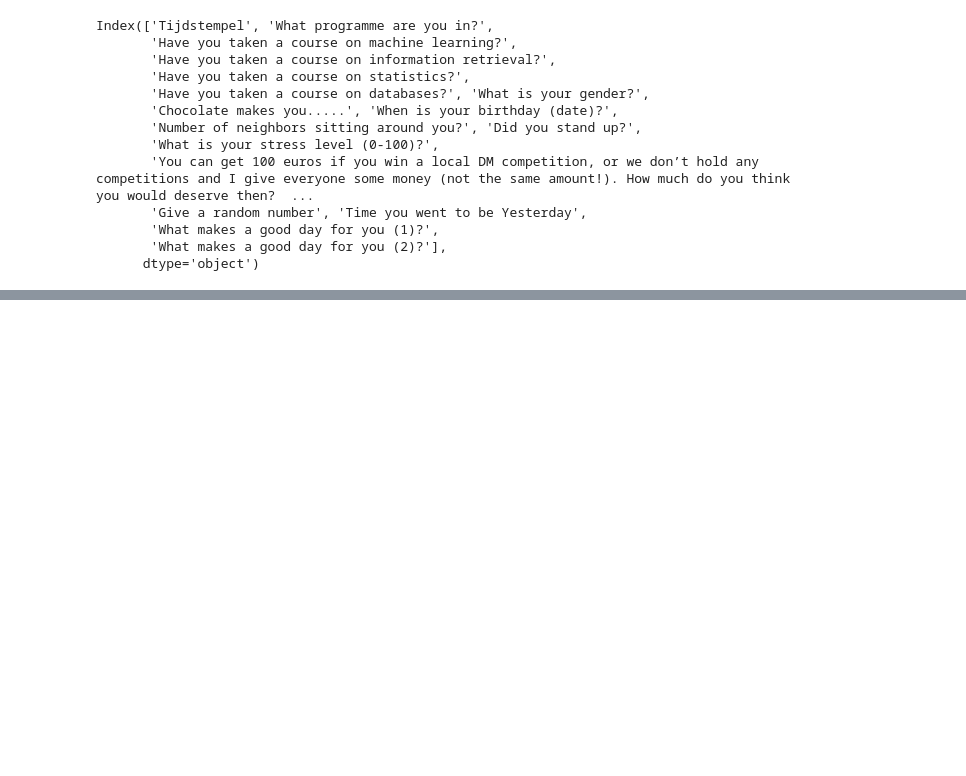
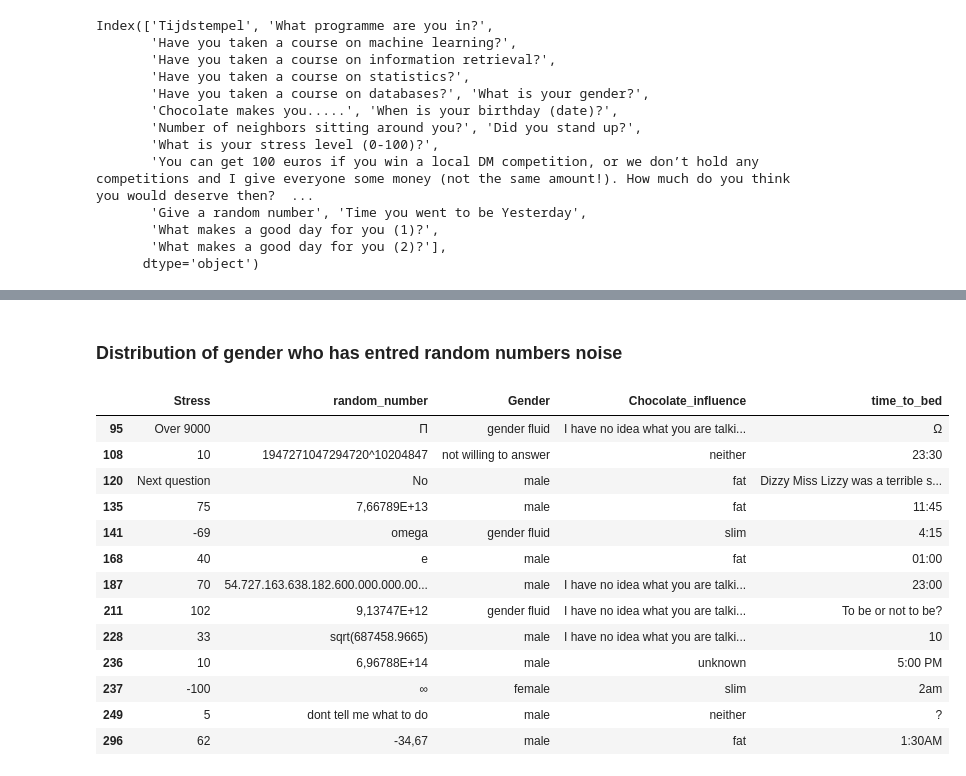
Before and after one commit to wolfbrr/DMT-2022-114, a Jupyter notebook: assignment-basic/assignment-basic.ipynb, the cells around one changed output, grey strips where cells are left out. Drawn from its saved outputs; the diff is of its cells as text; code cells hidden in the pictures; blank space fills up the shorter version.

```diff
--- a/assignment-basic/assignment-basic.ipynb
+++ b/assignment-basic/assignment-basic.ipynb
@@ -95,0 +94,27 @@ Name: random_number, Length: 142, dtype: int64
+# %% [markdown]
+### Distribution of gender who has entred random numbers noise
+# %%
+def my_convert_to_number(x):
+    try:
+        return float(x)
+    except:
+        return None
+
+
+df_odi['random_number_'] = df_odi['random_number'].map(my_convert_to_number)
+display(df_odi[['Stress','random_number','Gender','Chocolate_influence','time_to_bed']].loc[df_odi['random_number_'].isna()])
+# %% [output]
+|  | Stress | random_number | Gender | Chocolate_influence | time_to_bed |
+| 95 | Over 9000 | Π | gender fluid | I have no idea what you are talki... | Ω |
+| 108 | 10 | 1947271047294720^10204847 | not willing to answer | neither | 23:30 |
+| 120 | Next question | No | male | fat | Dizzy Miss Lizzy was a terrible s... |
+| 135 | 75 | 7,66789E+13 | male | fat | 11:45 |
+| 141 | -69 | omega | gender fluid | slim | 4:15 |
+| 168 | 40 | e | male | fat | 01:00 |
+| 187 | 70 | 54.727.163.638.182.600.000.000.00... | male | I have no idea what you are talki... | 23:00 |
+| 211 | 102 | 9,13747E+12 | gender fluid | I have no idea what you are talki... | To be or not to be? |
+| 228 | 33 | sqrt(687458.9665) | male | I have no idea what you are talki... | 10 |
+| 236 | 10 | 6,96788E+14 | male | unknown | 5:00 PM |
+| 237 | -100 | ∞ | female | slim | 2am |
+| 249 | 5 | dont tell me what to do | male | neither | ? |
+| 296 | 62 | -34,67 | male | fat | 1:30AM |
```
Also changed, not shown: parts of 19 cells of this notebook.
